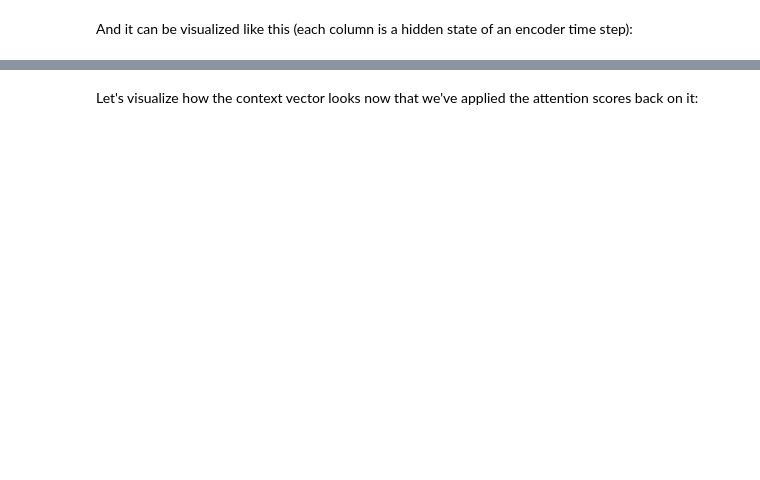
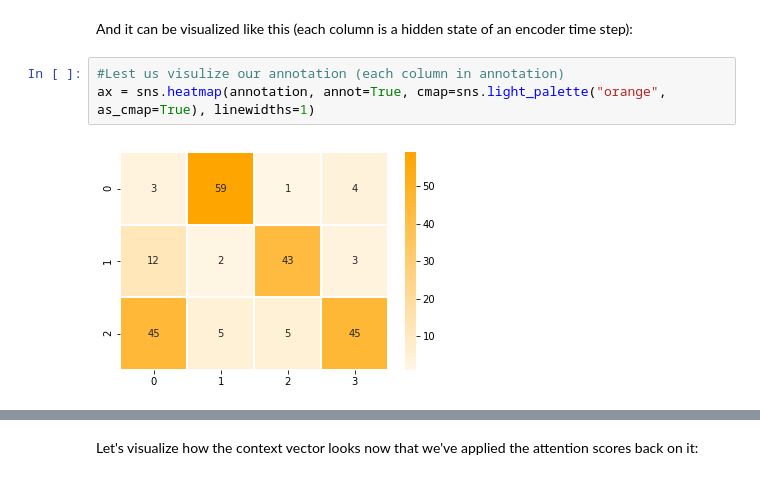
Before and after one commit to mynamerahulkumar/GitHub, a Jupyter notebook: Machine_Learning/Machine_Learning/NLP/computing_with_natural_language/deep_learning_attention/Attention_Basics.ipynb, the cells around one changed output, grey strips where cells are left out. Cells and saved outputs as stored; diff of their text form; blank space fills up the shorter version.

```diff
--- a/Machine_Learning/Machine_Learning/NLP/computing_with_natural_language/deep_learning_attention/Attention_Basics.ipynb
+++ b/Machine_Learning/Machine_Learning/NLP/computing_with_natural_language/deep_learning_attention/Attention_Basics.ipynb
@@ -21,5 +51,10 @@ Let's now look at scoring all the annotations at once. To do that, here's our an
 # %% [markdown]
 And it can be visualized like this (each column is a hidden state of an encoder time step):
+# %%
+#Lest us visulize our annotation (each column in annotation)
+ax = sns.heatmap(annotation, annot=True, cmap=sns.light_palette("orange", as_cmap=True), linewidths=1)
+# %% [output]
+[figure, added]
 # %% [markdown]
 ### IMPLEMENT: Scoring All Annotations at Once
 Let's calculate the scores of all the annotations in one step using matrix multiplication. Let's continue to us the dot scoring method
```
Also changed, not shown: parts of 13 cells of this notebook.
